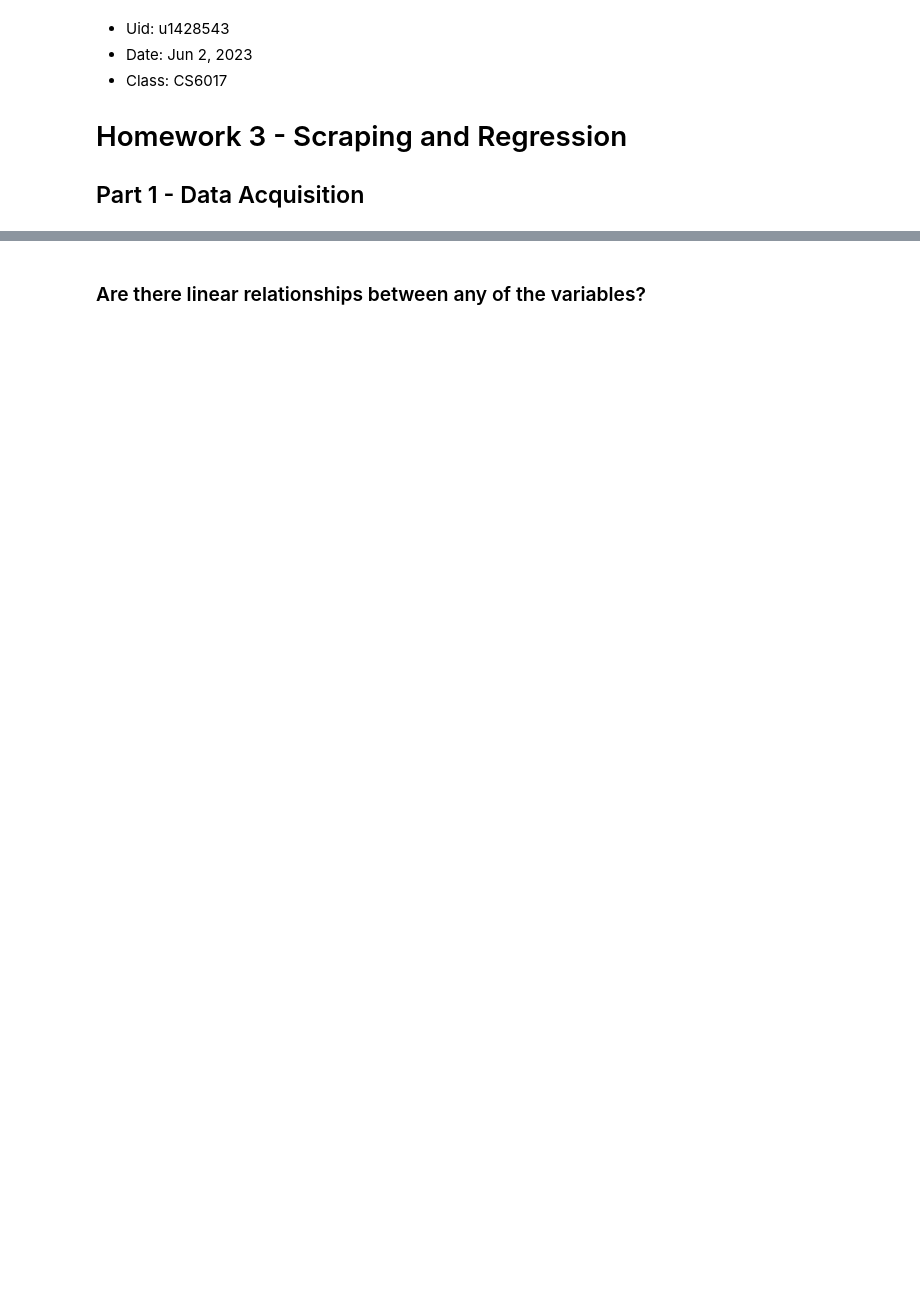
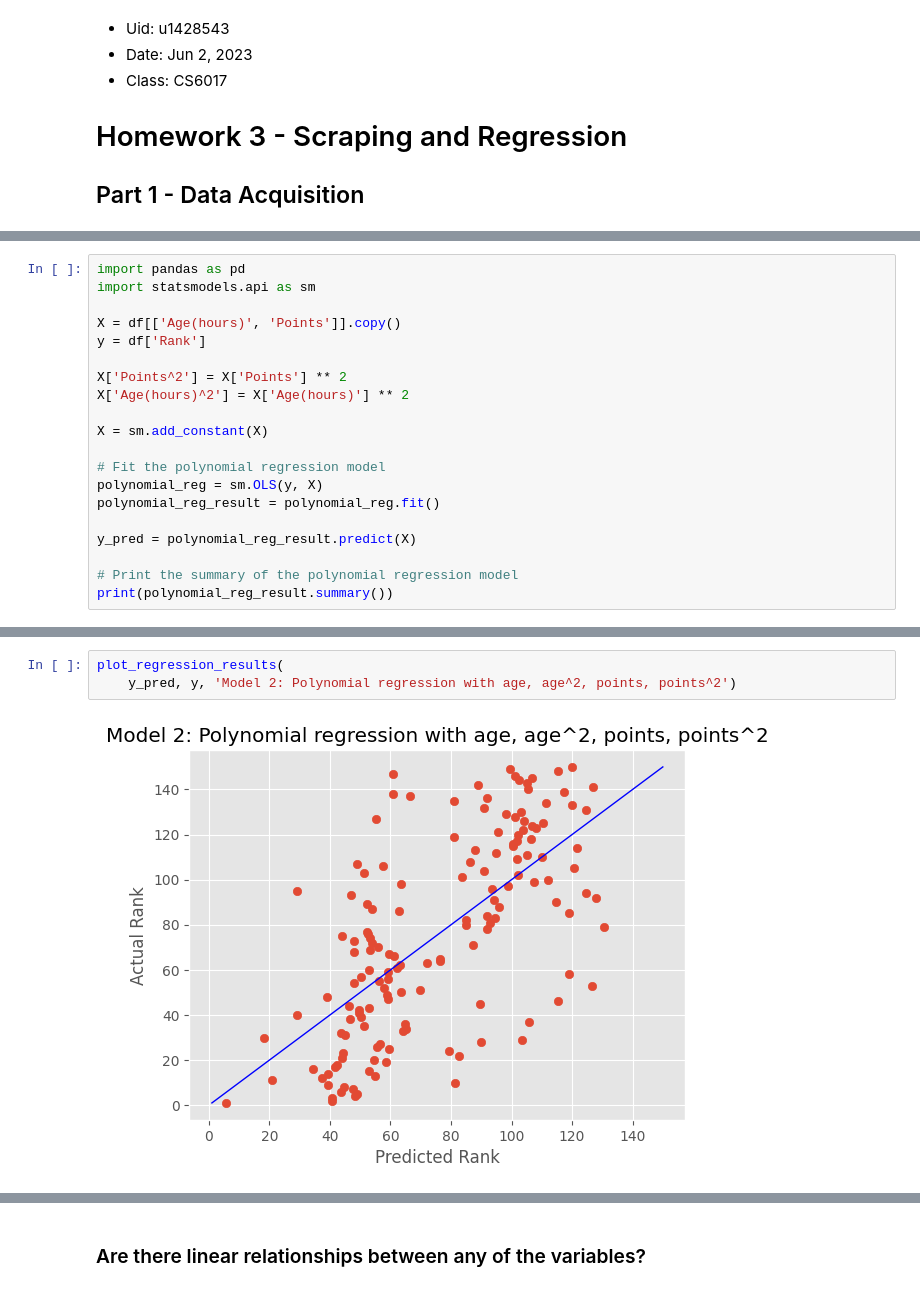
Before and after one commit to YuanRuQian/cs6017-labs, a Jupyter notebook: HW3/HW3.ipynb, the cells around one changed output, grey strips where cells are left out. Cells and saved outputs as stored; diff of their text form; blank space fills up the shorter version.

```diff
--- a/HW3/HW3.ipynb
+++ b/HW3/HW3.ipynb
@@ -163,0 +137,20 @@ plot_regression_results(
+# %%
+import pandas as pd
+import statsmodels.api as sm
+
+X = df[['Age(hours)', 'Points']].copy()
+y = df['Rank']
+
+X['Points^2'] = X['Points'] ** 2
+X['Age(hours)^2'] = X['Age(hours)'] ** 2
+
+X = sm.add_constant(X)
+
+# Fit the polynomial regression model
+polynomial_reg = sm.OLS(y, X)
+polynomial_reg_result = polynomial_reg.fit()
+
+y_pred = polynomial_reg_result.predict(X)
+
+# Print the summary of the polynomial regression model
+print(polynomial_reg_result.summary())
@@ -164 +175,6 @@ plot_regression_results(
+# %%
+plot_regression_results(
+    y_pred, y, 'Model 2: Polynomial regression with age, age^2, points, points^2')
+# %% [output]
+[figure, added]
 # %% [markdown]
```
Also changed, not shown: parts of 29 cells of this notebook, 1 other file.
